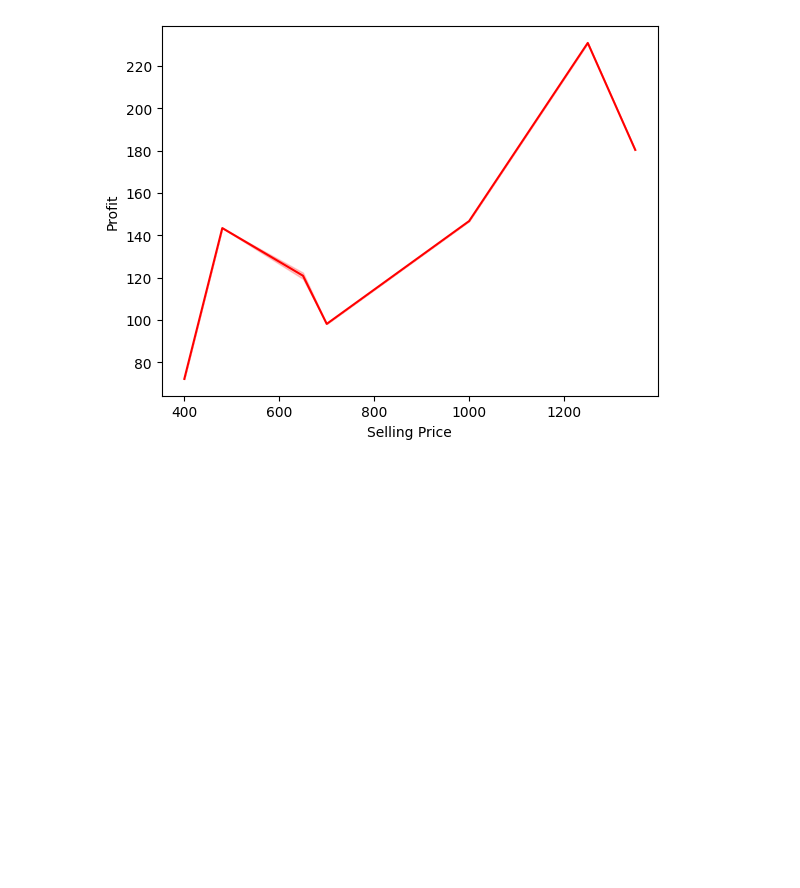
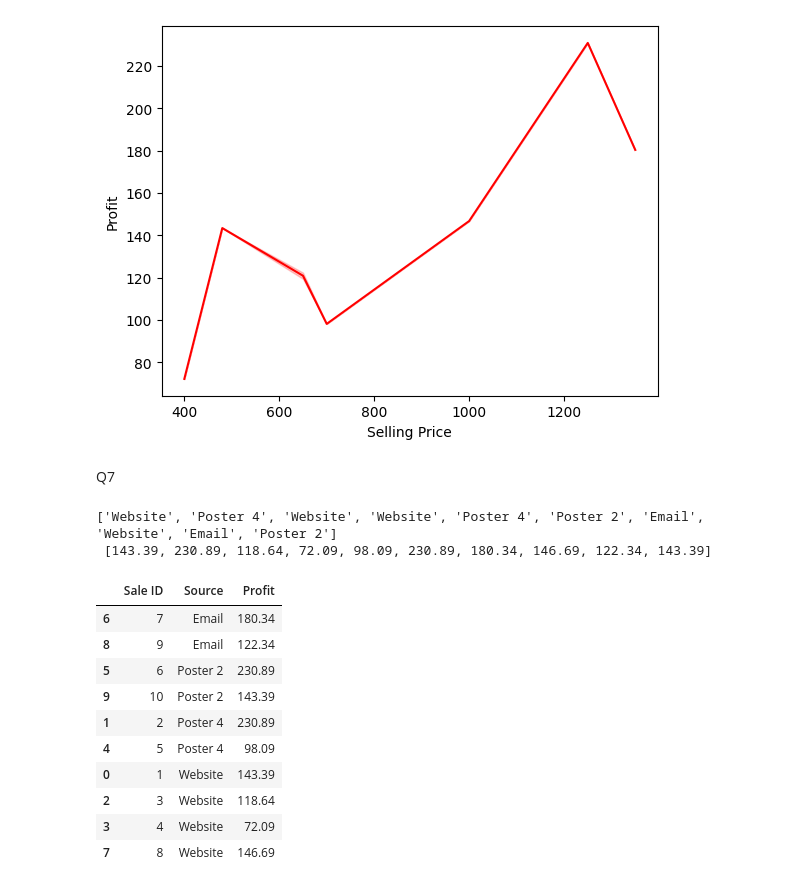
Before and after one commit to msarkar92/pandas-basics, a Jupyter notebook: Day_7_Copy_of_pandas_+_visualization.ipynb, the cells around one changed output. Cells and saved outputs as stored; diff of their text form; code cells hidden in the pictures; blank space fills up the shorter version.

```diff
--- a/Day_7_Copy_of_pandas_+_visualization.ipynb
+++ b/Day_7_Copy_of_pandas_+_visualization.ipynb
@@ -775,3 +775,33 @@ plt.ylabel('Profit')
 plt.show()
 # %% [output]
 [figure]
+# %% [markdown]
+Q7
+# %%
+source = ['Website','Poster 4', 'Website','Website','Poster 4', 'Poster 2'
+                    ,'Email','Website','Email','Poster 2']
+profit = [143.39,230.89,118.64,72.09,98.09,230.89,
+                              180.34,146.69,122.34,143.39]
+
+print(source,"\n", profit)
+# %% [output]
+['Website', 'Poster 4', 'Website', 'Website', 'Poster 4', 'Poster 2', 'Email', 'Website', 'Email', 'Poster 2']
+ [143.39, 230.89, 118.64, 72.09, 98.09, 230.89, 180.34, 146.69, 122.34, 143.39]
+# %%
+df = pd.DataFrame({'Sale ID':[1,2,3,4,5,6,7,8,9,10],
+                    'Source':source,
+                    'Profit':profit})
+df.sort_values(by='Source', inplace=True)
+df
+# %% [output]
+|  | Sale ID | Source | Profit |
+| 6 | 7 | Email | 180.34 |
+| 8 | 9 | Email | 122.34 |
+| 5 | 6 | Poster 2 | 230.89 |
+| 9 | 10 | Poster 2 | 143.39 |
+| 1 | 2 | Poster 4 | 230.89 |
+| 4 | 5 | Poster 4 | 98.09 |
+| 0 | 1 | Website | 143.39 |
+| 2 | 3 | Website | 118.64 |
+| 3 | 4 | Website | 72.09 |
+| 7 | 8 | Website | 146.69 |
```
Also changed, not shown: parts of 3 cells of this notebook.
